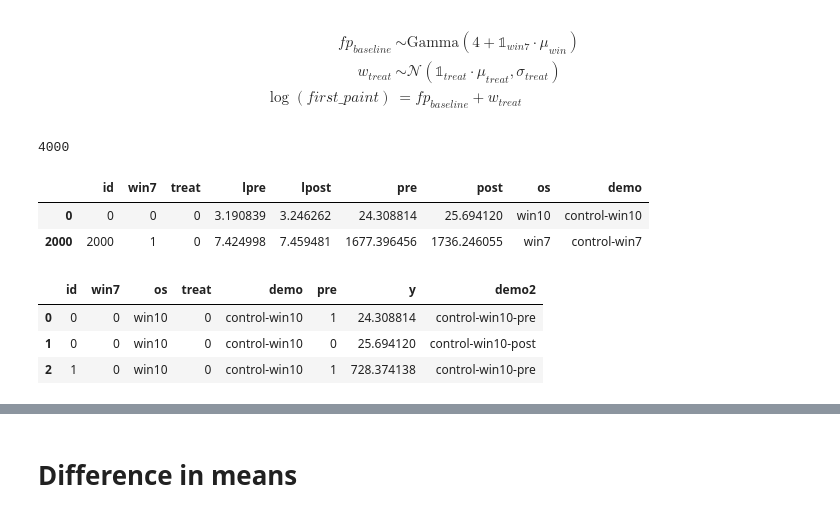
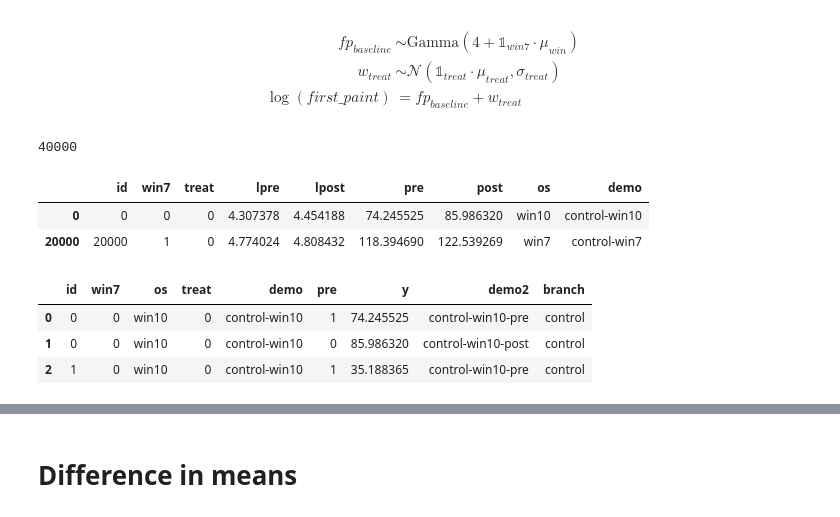
Before and after one commit to wcbeard/experiment_blocking_pretreatment, a Jupyter notebook: notebooks/timing-example.ipynb, the cells around one changed output, grey strips where cells are left out. Cells and saved outputs as stored; diff of their text form; code cells hidden in the pictures.

```diff
--- a/notebooks/timing-example.ipynb
+++ b/notebooks/timing-example.ipynb
@@ -48,10 +47,12 @@ def gen_pre_post(win7, win7_fact, treat, treat_fact, treat_std=.15, exp=True):
 ### With Numba
 # %%
 WIN7_FACT = 1.2
-TREAT_MU = 0.15
+TREAT_MU = np.log(.9)
 TREAT_SD = .15
-n_each = 1_000
-n_win_7 = {0: n_each, 1: n_each}
+
+@njit
+def seed(n):
+    nr.seed(n)
 
 @njit
 def randn(mu, sig, size=1):
@@ -68,17 +69,16 @@ w_{treat} & \sim \mathcal N (\mathbb 1_{treat} \cdot \mu_{treat}, \sigma_{treat}
 \log(first\_paint) & = fp_{baseline} + w_{treat}
 \end{align}
 # %%
-WIN7_FACT = 1.2
-TREAT_FACT = 0.15
-n_each = 1_000
+n_each = 10_000
 n_win_7 = {0: n_each, 1: n_each}
+seed(0)
 
 
 def add_columns(df):
     pre_post = pd.DataFrame(
         [
             gen_log_first_paint_pre_post(win7, treat=treat)
-            #gen_pre_post(win7, win7_fact=WIN7_FACT, treat=treat, treat_fact=TREAT_FACT,)
+            # gen_pre_post(win7, win7_fact=WIN7_FACT, treat=treat, treat_fact=TREAT_FACT,)
             for win7, treat in df[["win7", "treat"]].itertuples(index=False)
         ],
         columns=["lpre", "lpost"],
@@ -105,42 +105,51 @@ def create_test_pop(n_each=50):
     data_dct = [
         {"win7": win7, "treat": treat}
         for win7 in (0, 1)
         for treat in (0, 1)
         for _ in range(n_win_7[win7])
     ]
     df_ = pd.DataFrame(data_dct)
     df = df_.pipe(add_columns)
     return df
 
+
 def stack_pre_post(df):
     """
     demo[graphic] is concatenated values for
     ["treat", "os"]
     demo2 is for ["treat", "os", "pre"]
     """
     dfs = (
         df.set_index(["id", "win7", "os", "treat", "demo"])
         .stack()
         .reset_index(drop=0)
         .rename(columns={"level_5": "pre", 0: "y"})
-        .assign(demo2=lambda df: lmap(str_concat, df[['demo', 'pre']].itertuples(index=False)))
+        .assign(
+            demo2=lambda df: lmap(
+                str_concat, df[["demo", "pre"]].itertuples(index=False)
+            )
+        )
         .assign(pre=lambda df: (df.pre == "pre").astype(int))
     )
     return dfs
 
+
+treat_i2name = {0: "control", 1: "treat"}
 df = create_test_pop()
-dfs = stack_pre_post(df.drop(["lpre", 'lpost'], axis=1))
+dfs = stack_pre_post(df.drop(["lpre", "lpost"], axis=1)).assign(
+    branch=lambda df: df.treat.map(treat_i2name)
+)
 print(len(df))
 df.drop_duplicates("win7")
 # %% [output]
-4000
+40000
 |  | id | win7 | treat | lpre | lpost | pre | post | os | demo |
-| 0 | 0 | 0 | 0 | 3.190839 | 3.246262 | 24.308814 | 25.694120 | win10 | control-win10 |
-| 2000 | 2000 | 1 | 0 | 7.424998 | 7.459481 | 1677.396456 | 1736.246055 | win7 | control-win7 |
+| 0 | 0 | 0 | 0 | 4.307378 | 4.454188 | 74.245525 | 85.986320 | win10 | control-win10 |
+| 20000 | 20000 | 1 | 0 | 4.774024 | 4.808432 | 118.394690 | 122.539269 | win7 | control-win7 |
 # %%
 dfs[:3]
 # %% [output]
-|  | id | win7 | os | treat | demo | pre | y | demo2 |
-| 0 | 0 | 0 | win10 | 0 | control-win10 | 1 | 24.308814 | control-win10-pre |
-| 1 | 0 | 0 | win10 | 0 | control-win10 | 0 | 25.694120 | control-win10-post |
-| 2 | 1 | 0 | win10 | 0 | control-win10 | 1 | 728.374138 | control-win10-pre |
+|  | id | win7 | os | treat | demo | pre | y | demo2 | branch |
+| 0 | 0 | 0 | win10 | 0 | control-win10 | 1 | 74.245525 | control-win10-pre | control |
+| 1 | 0 | 0 | win10 | 0 | control-win10 | 0 | 85.986320 | control-win10-post | control |
+| 2 | 1 | 0 | win10 | 0 | control-win10 | 1 | 35.188365 | control-win10-pre | control |
```
Also changed, not shown: parts of 33 cells of this notebook, 5 other files.
